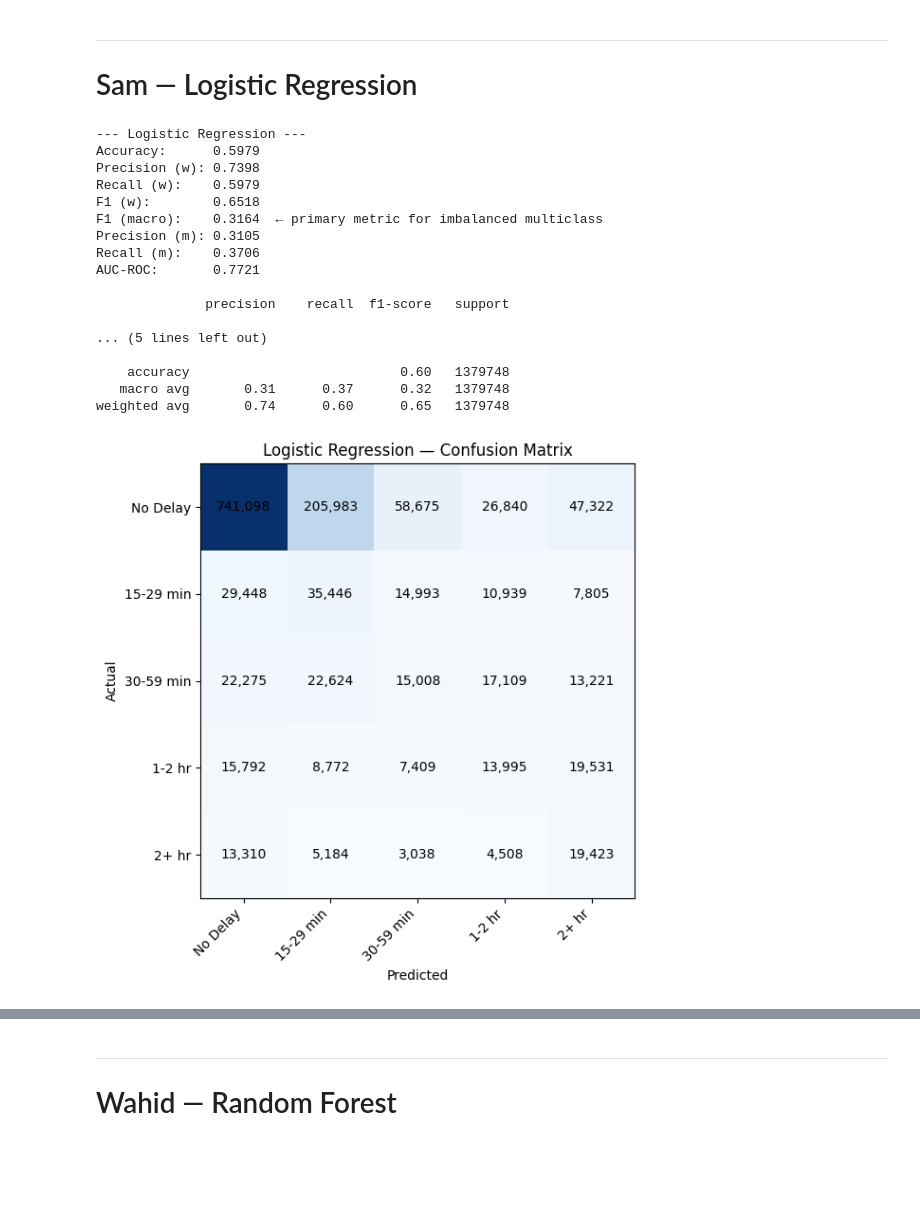
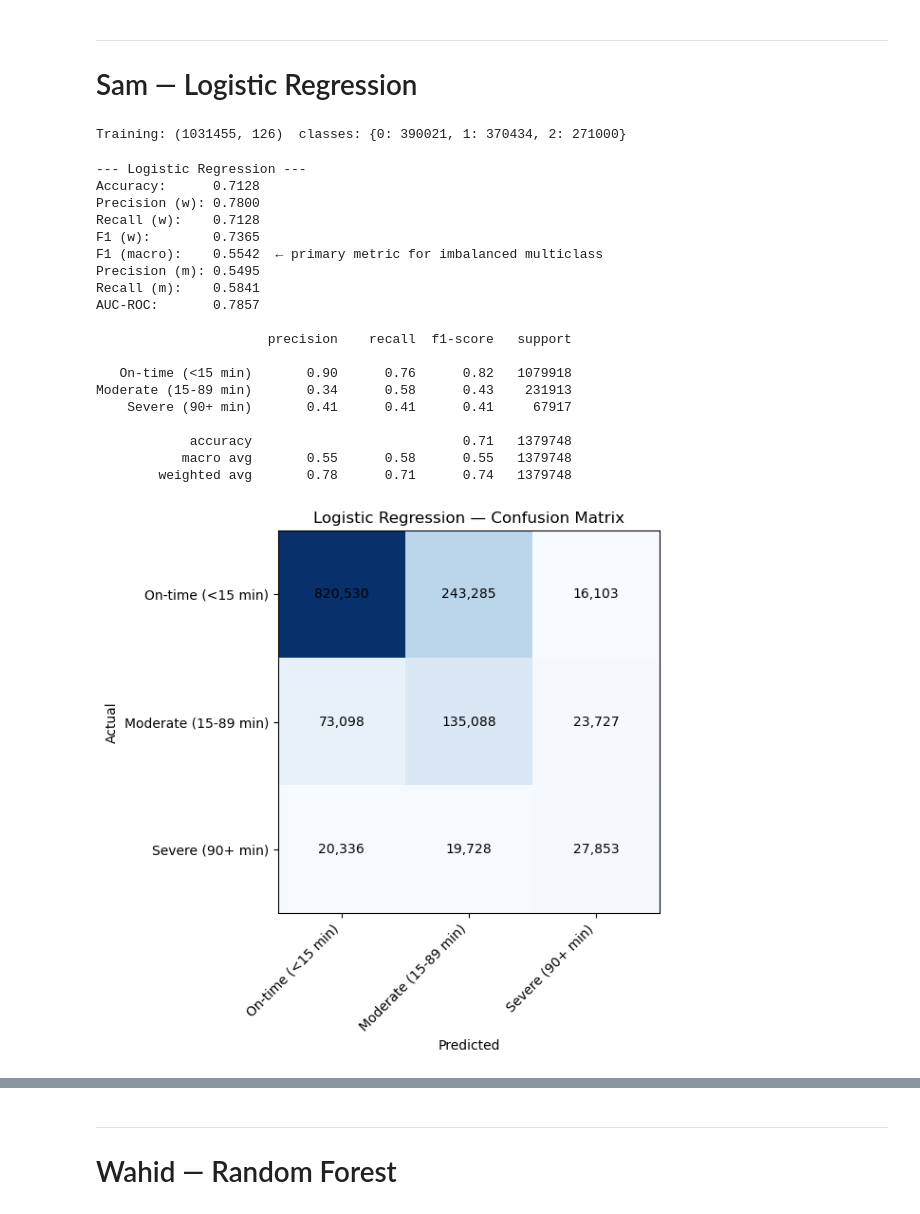
Before and after one commit to dennisous/STT811-Project, a Jupyter notebook: model_analysis.ipynb, the cells around one changed output, grey strips where cells are left out. Drawn from its saved outputs; the diff is of its cells as text; code cells hidden in the pictures; blank space fills up the shorter version.

Commit message:
model results

```diff
--- a/model_analysis.ipynb
+++ b/model_analysis.ipynb
@@ -98,15 +99,33 @@ time_vars = ["MONTH", "DAY_OF_WEEK", "DEP_HOUR"]
 # %%
 from sklearn.preprocessing import FunctionTransformer
 
+
 def circular_transform(X, period):
-    X = np.array(X, dtype = float)
+    X = np.array(X, dtype=float)
     sin_vals = np.sin(2 * np.pi * X / period)
     cos_vals = np.cos(2 * np.pi * X / period)
     return np.column_stack([sin_vals, cos_vals])
 
-hour_transform = FunctionTransformer(circular_transform, kw_args= {"period": 24})
-day_transform = FunctionTransformer(circular_transform, kw_args= {"period": 7})
-month_transform = FunctionTransformer(circular_transform, kw_args= {"period": 12})
+
+def circular_feature_names(_, input_features):
+    return [f"{c}_sin" for c in input_features] + [f"{c}_cos" for c in input_features]
+
+
+hour_transform = FunctionTransformer(
+    circular_transform,
+    kw_args={"period": 24},
+    feature_names_out=circular_feature_names,
+)
+day_transform = FunctionTransformer(
+    circular_transform,
+    kw_args={"period": 7},
+    feature_names_out=circular_feature_names,
+)
+month_transform = FunctionTransformer(
+    circular_transform,
+    kw_args={"period": 12},
+    feature_names_out=circular_feature_names,
+)
 # %%
 numeric_features = X_train.select_dtypes(include=["int8", "int16", "int32", "int64", "float16", "float32", "float64"]).columns
 categorical_features = X_train.select_dtypes(include=["object", "category"]).columns
@@ -162,7 +174,7 @@ combined.to_parquet("undersampled.parquet", index=False)
 # %% [markdown]
 # Helper function so everyone reports the same metrics.
 # %%
-CLASS_NAMES = ['No Delay', '15-29 min', '30-59 min', '1-2 hr', '2+ hr']
+CLASS_NAMES = ['On-time (<15 min)', 'Moderate (15-89 min)', 'Severe (90+ min)']
 
 def evaluate(name, model, X_test, y_test):
     y_pred = model.predict(X_test)
@@ -222,43 +229,44 @@ y_train_500k = y_train.iloc[SAMPLE_IDX]
 # %% [markdown]
 ---
 # Sam — Logistic Regression
+# %%
+undersampled = pd.read_parquet("undersampled.parquet")
+X_train_us = undersampled.drop(columns=["DELAY_CLASS"]).values
+y_train_us = undersampled["DELAY_CLASS"].astype(int).reset_index(drop=True)
+print(f"Training: {X_train_us.shape}  classes: {y_train_us.value_counts().sort_index().to_dict()}")
+# %% [output]
+Training: (1031455, 126)  classes: {0: 390021, 1: 370434, 2: 271000}
 # %%
 from sklearn.linear_model import LogisticRegression
-import numpy as np
-
-# Shared 500k sample — same index used by LR, RF, XGBoost for fair comparison
-rng = np.random.RandomState(42)
-SAMPLE_IDX = rng.choice(X_train_preprocessed.shape[0], 500_000, replace=False)
-X_train_500k = X_train_preprocessed[SAMPLE_IDX]
-y_train_500k = y_train.iloc[SAMPLE_IDX]
 
 lr_model = LogisticRegression(
     solver="saga",
     max_iter=200,
-    class_weight="balanced",
     random_state=42,
     n_jobs=-1,
 )
-lr_model.fit(X_train_500k, y_train_500k)
+lr_model.fit(X_train_us, y_train_us)
 
-results.append(evaluate('Logistic Regression', lr_model, X_test_preprocessed, y_test))
+results.append(evaluate("Logistic Regression", lr_model, X_test_preprocessed, y_test))
 # %% [output]
 --- Logistic Regression ---
-Accuracy:      0.5979
-Precision (w): 0.7398
-Recall (w):    0.5979
-F1 (w):        0.6518
-F1 (macro):    0.3164  ← primary metric for imbalanced multiclass
-Precision (m): 0.3105
-Recall (m):    0.3706
-AUC-ROC:       0.7721
+Accuracy:      0.7128
+Precision (w): 0.7800
+Recall (w):    0.7128
+F1 (w):        0.7365
+F1 (macro):    0.5542  ← primary metric for imbalanced multiclass
+Precision (m): 0.5495
+Recall (m):    0.5841
+AUC-ROC:       0.7857
 
-              precision    recall  f1-score   support
+                      precision    recall  f1-score   support
 
-... (5 lines left out)
+   On-time (<15 min)       0.90      0.76      0.82   1079918
+Moderate (15-89 min)       0.34      0.58      0.43    231913
+    Severe (90+ min)       0.41      0.41      0.41     67917
 
-    accuracy                           0.60   1379748
-   macro avg       0.31      0.37      0.32   1379748
-weighted avg       0.74      0.60      0.65   1379748
+            accuracy                           0.71   1379748
+           macro avg       0.55      0.58      0.55   1379748
+        weighted avg       0.78      0.71      0.74   1379748
-[figure, old version]
+[figure, new version]
 # %%
```
Also changed, not shown: parts of 23 cells of this notebook, 1 other file.
